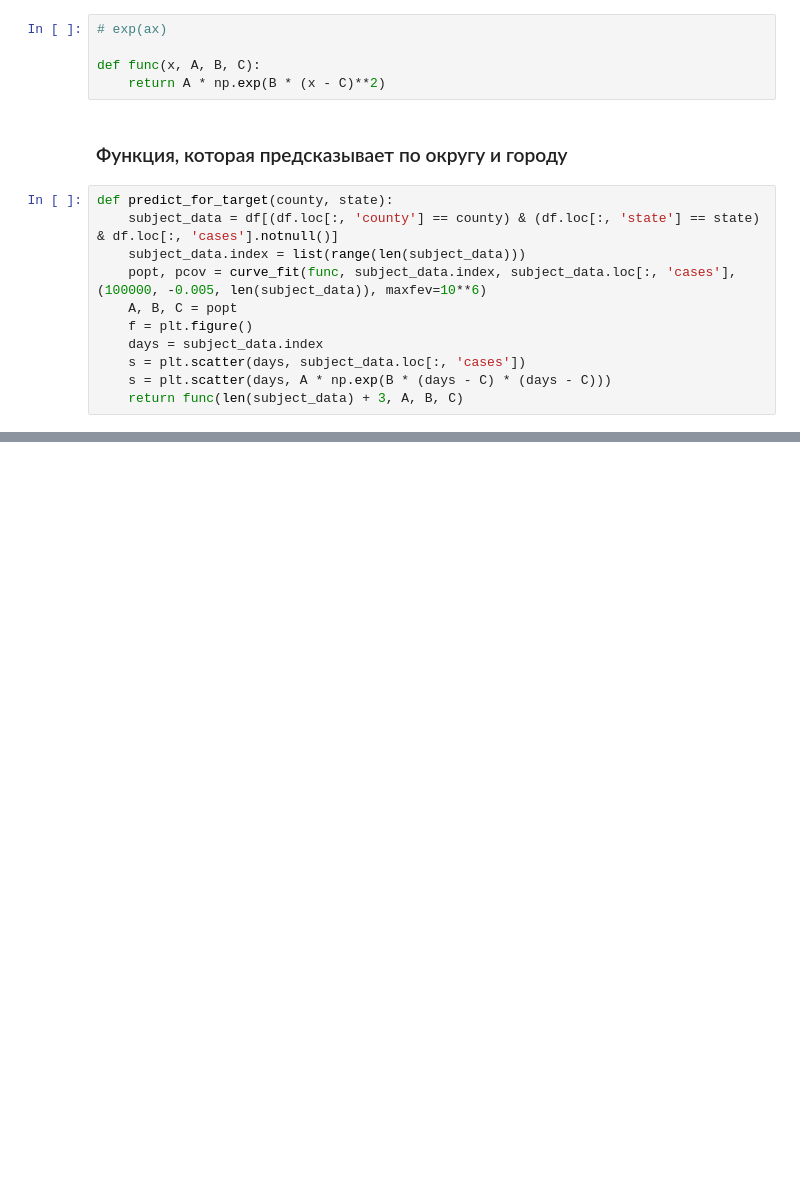
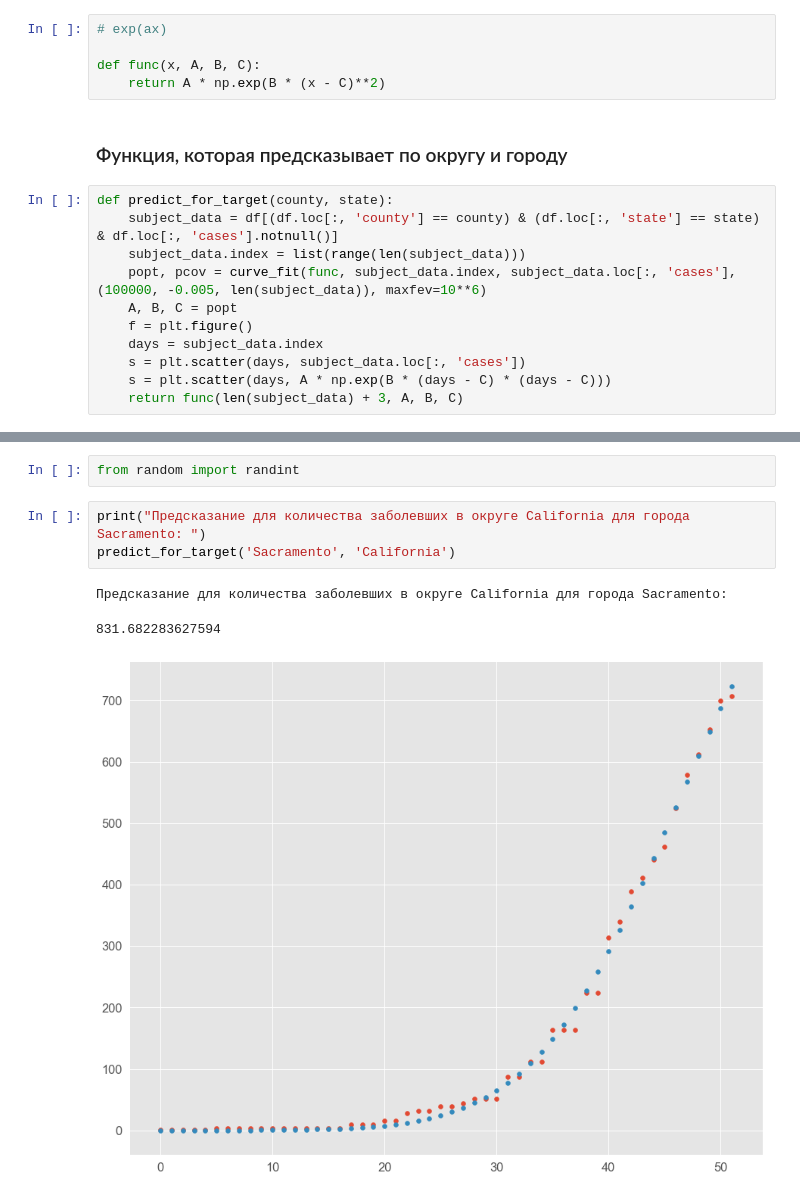
Before and after one commit to BogdanSemenov/DataAnalysisTask-1C, a Jupyter notebook: 1C.ipynb, the cells around one changed output, grey strips where cells are left out. Drawn from its saved outputs; the diff is of its cells as text; blank space fills up the shorter version.

```diff
--- a/1C.ipynb
+++ b/1C.ipynb
@@ -162,0 +183,9 @@ predict_for_target('Snohomish', 'Washington')
+# %%
+from random import randint
+# %%
+print("Предсказание для количества заболевших в округе California для города Sacramento: ")
+predict_for_target('Sacramento', 'California')
+# %% [output]
+Предсказание для количества заболевших в округе California для города Sacramento:
+831.682283627594
+[figure, added]
```
Also changed, not shown: parts of 6 cells of this notebook.
